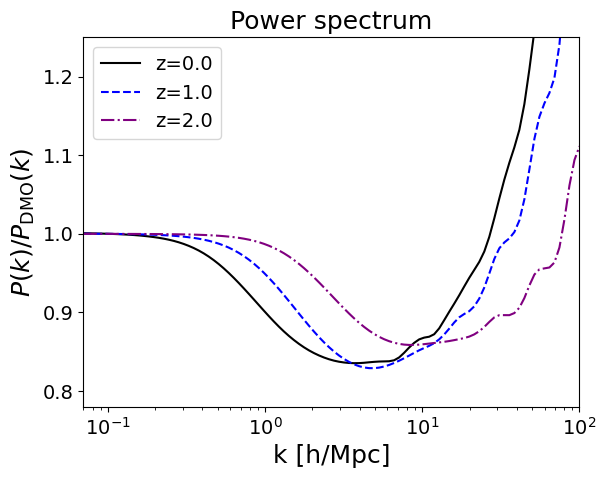
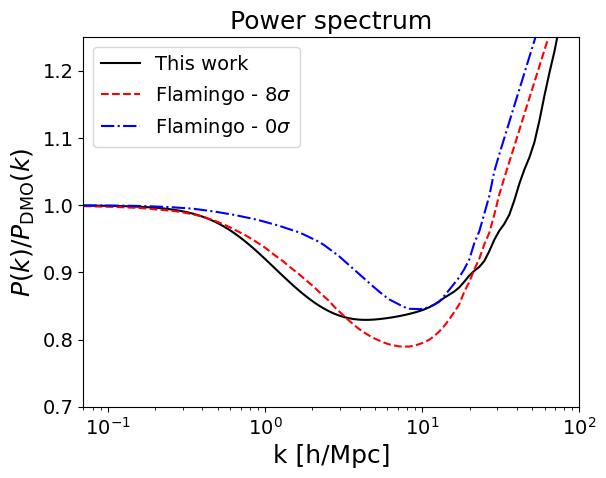
The change to this notebook cell's code, shown as a diff; its figure went from the first image to the second:
--- before
+++ after
@@ -19,16 +19,33 @@
 z_grid_plot = np.linspace(0, 2, 3)
 k_grid_plot = np.geomspace(7e-2, 1e2, 100)
-for z, color, linestyle in zip(z_grid_plot, 
-                               ['black', 'blue', 'purple'],
-                               ['-', "--", "-."]):
-    plt.plot(k_grid_plot, 
-             Pk_baryon(k_grid_plot, 1/(1 + z)) / Pk_dmo(k_grid_plot, 1/(1 + z)), 
-             label=f'z={z:.1f}',
-             color=color,
-             linestyle=linestyle,
-             )
-    
+
+f8_flamingo = f_f8(np.log(k_grid_plot))
+f0_flamingo  = f_f0(np.log(k_grid_plot))
+
+# for z, color, linestyle in zip(z_grid_plot, 
+#                                ['black', 'blue', 'purple'],
+#                                ['-', "--", "-."]):
+z=0
+plt.plot(k_grid_plot, 
+            Pk_baryon(k_grid_plot, 1/(1 + z)) / Pk_dmo(k_grid_plot, 1/(1 + z)), 
+            label=f'This work',
+            color='black',
+            linestyle='-',
+            )
+
+plt.plot(k_grid_plot,
+            f8_flamingo, 
+            label=r'Flamingo - $8\sigma$',
+            color='red',
+            linestyle='--')
+
+plt.plot(k_grid_plot,
+            f0_flamingo, 
+            label=r'Flamingo - $0\sigma$',
+            color='blue',
+            linestyle='-.')
+
 plt.legend(loc="upper left")
-plt.ylim(0.78, 1.25)
+plt.ylim(0.7, 1.25)
 plt.xlim(7e-2, 1e2)
 plt.xlabel('k [h/Mpc]')

Commit: .